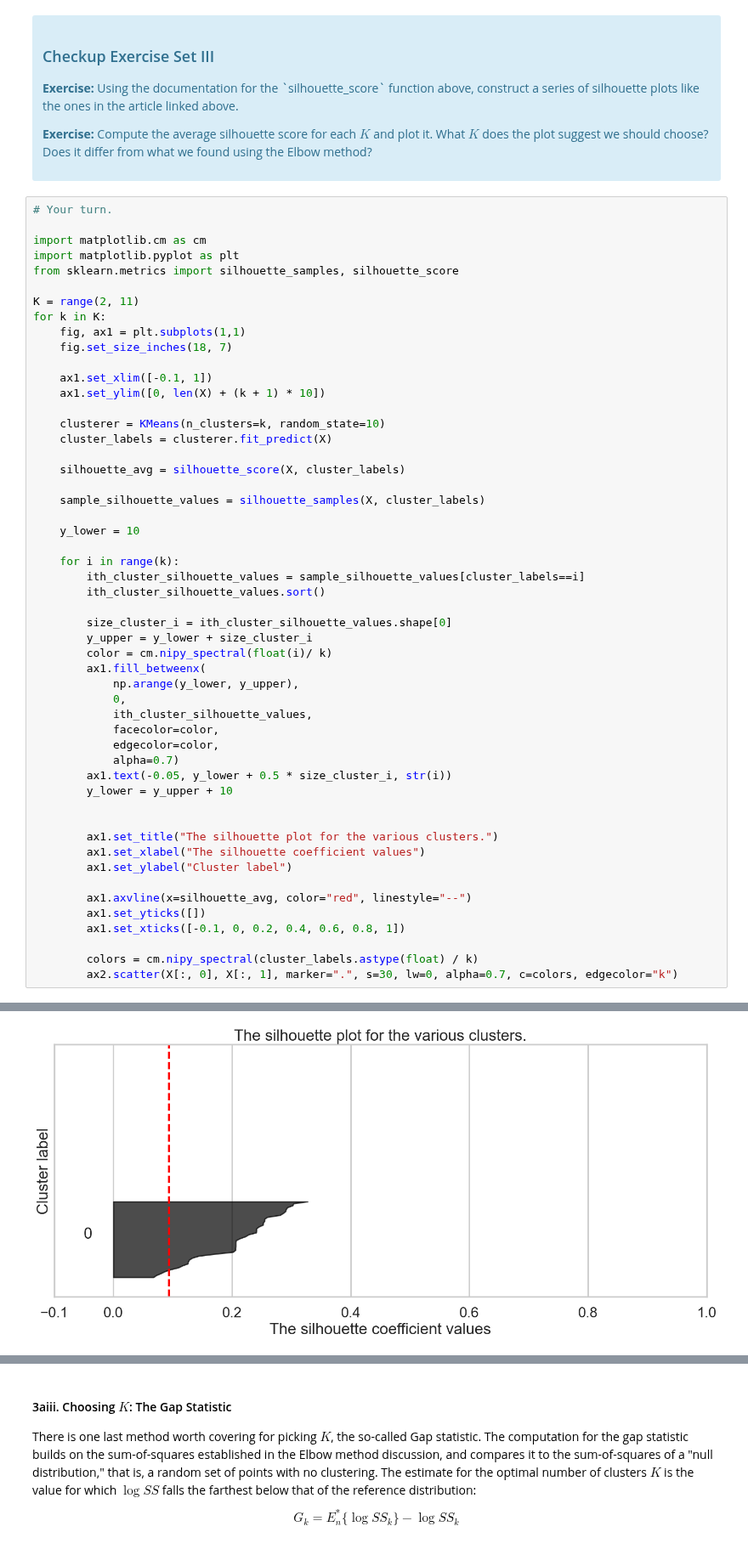
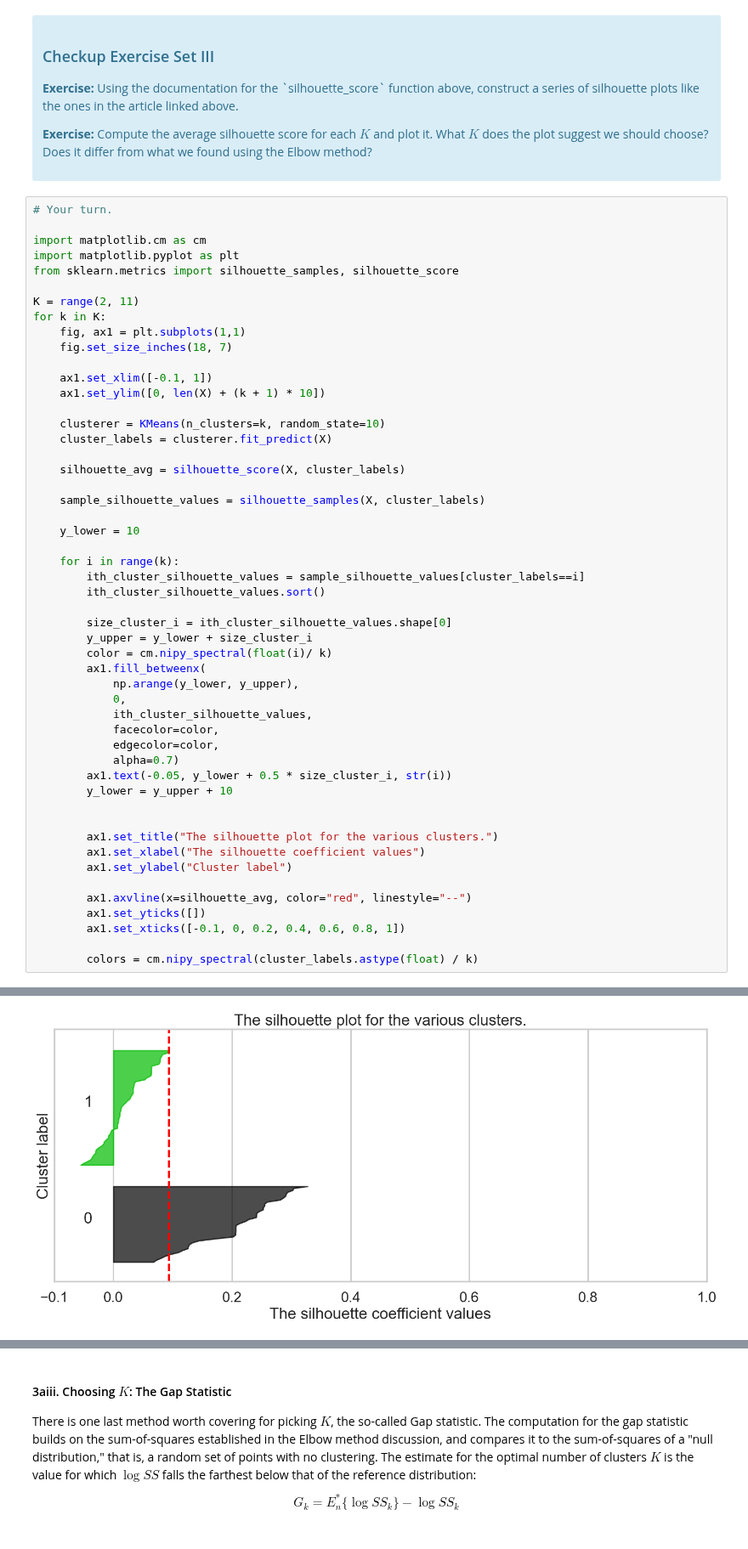
Before and after one commit to Wallace-Fang/KClustering-CaseStudy, a Jupyter notebook: Clustering Case Study - Customer Segmentation with K-Means - Tier 3.ipynb, the cells around one changed output, grey strips where cells are left out. Shown at 85% size. Cells and saved outputs as stored; diff of their text form.

```diff
--- a/Clustering Case Study - Customer Segmentation with K-Means - Tier 3.ipynb
+++ b/Clustering Case Study - Customer Segmentation with K-Means - Tier 3.ipynb
@@ -244,5 +244,4 @@ for k in K:
         ax1.set_xticks([-0.1, 0, 0.2, 0.4, 0.6, 0.8, 1])
 
         colors = cm.nipy_spectral(cluster_labels.astype(float) / k)
-        ax2.scatter(X[:, 0], X[:, 1], marker=".", s=30, lw=0, alpha=0.7, c=colors, edgecolor="k")
 # %% [output]
@@ -250 +248 @@ NameError: name 'ax2' is not defined
-[figure, old version]
+[figure, new version]
```
Also changed, not shown: parts of 8 cells of this notebook.
